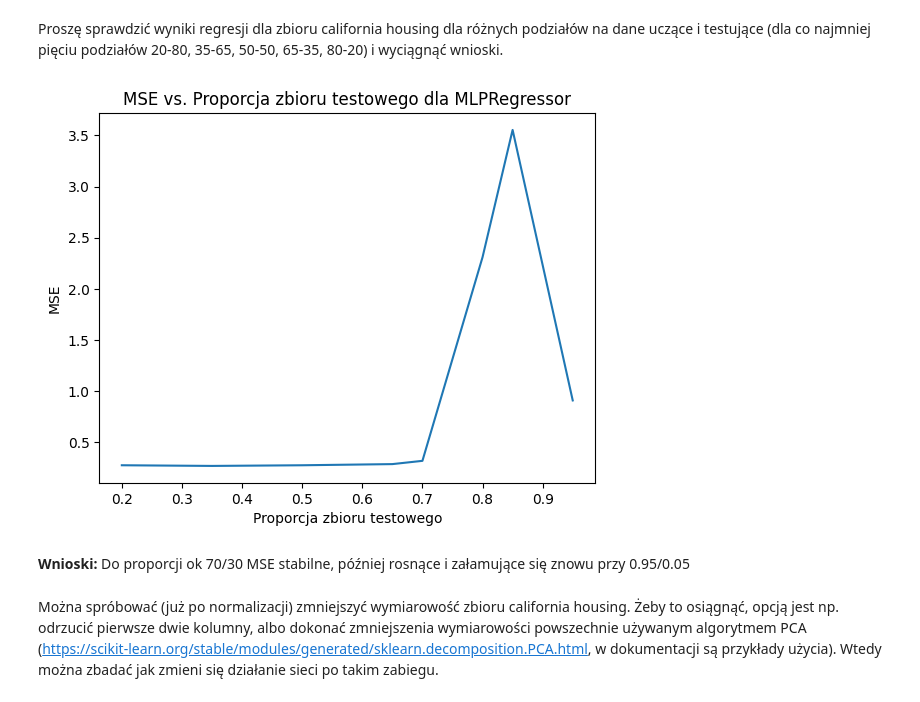
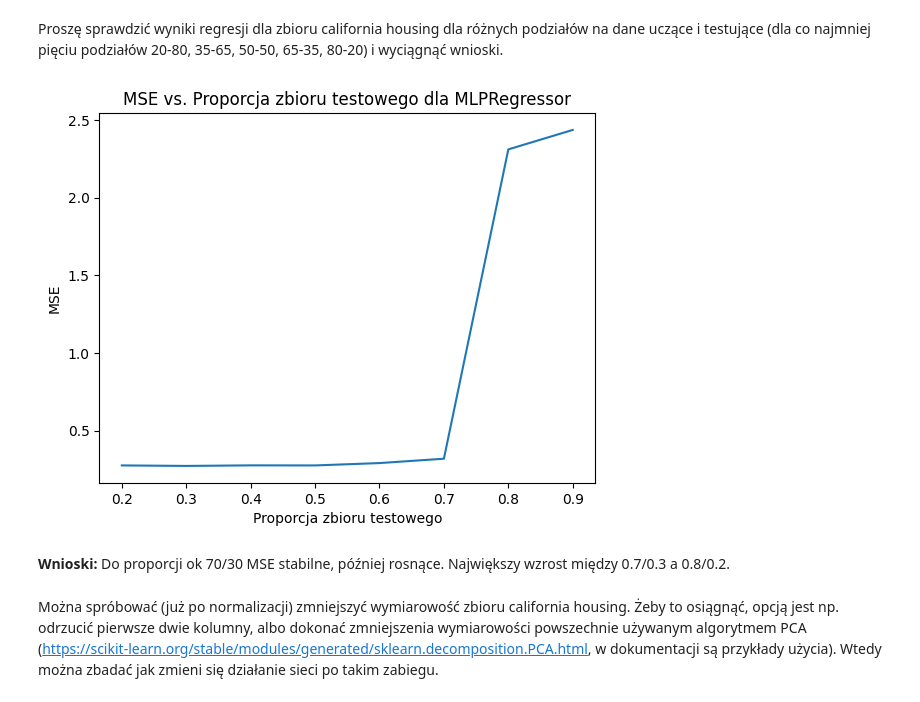
Before and after one commit to AleksanderSieklinski/Computational-Intelligence-Methods, a Jupyter notebook: lab04/lab3.ipynb, the cells around one changed output. Saved outputs shown, nothing was run; the diff lists cells and outputs as text; code cells hidden in the pictures.

```diff
--- a/lab04/lab3.ipynb
+++ b/lab04/lab3.ipynb
@@ -145,33 +145,33 @@ Proszę sprawdzić wyniki regresji dla zbioru california housing dla różnych p
 # %%
 import matplotlib.pyplot as plt
 from sklearn.datasets import fetch_california_housing
 from sklearn.model_selection import train_test_split
 from sklearn.preprocessing import StandardScaler
 from sklearn.neural_network import MLPRegressor
 from sklearn.metrics import mean_squared_error
 
 data = fetch_california_housing()
 X, y = data.data, data.target
 scaler = StandardScaler()
 X = scaler.fit_transform(X)
-splits = [0.2, 0.35, 0.5, 0.65, 0.7, 0.8, 0.85, 0.95]
+splits = [0.2,0.3,0.4,0.5,0.6,0.7,0.8,0.9]
 mses = []
 for split in splits:
     X_train, X_test, y_train, y_test = train_test_split(X, y, test_size=split, random_state=1)
     model = MLPRegressor(hidden_layer_sizes=(100, 100), max_iter=1000, random_state=1)
     model.fit(X_train, y_train)
     y_pred = model.predict(X_test)
     mse = mean_squared_error(y_test, y_pred)
     mses.append(mse)
 plt.plot(splits, mses)
 plt.xlabel('Proporcja zbioru testowego')
 plt.ylabel('MSE')
 plt.title('MSE vs. Proporcja zbioru testowego dla MLPRegressor')
 plt.show()
 # %% [output]
-[figure, old version]
+[figure, new version]
 # %% [markdown]
-**Wnioski:** Do proporcji ok 70/30 MSE stabilne, później rosnące i załamujące się znowu przy 0.95/0.05
+**Wnioski:** Do proporcji ok 70/30 MSE stabilne, później rosnące. Największy wzrost między 0.7/0.3 a 0.8/0.2.
 # %% [markdown]
 Można spróbować (już po normalizacji) zmniejszyć wymiarowość zbioru california housing. Żeby to osiągnąć, opcją jest np. odrzucić pierwsze dwie kolumny, albo dokonać zmniejszenia wymiarowości powszechnie używanym algorytmem PCA (https://scikit-learn.org/stable/modules/generated/sklearn.decomposition.PCA.html, w dokumentacji są przykłady użycia). Wtedy można zbadać jak zmieni się działanie sieci po takim zabiegu.
 # %%
```
Also changed, not shown: parts of 2 cells of this notebook.
